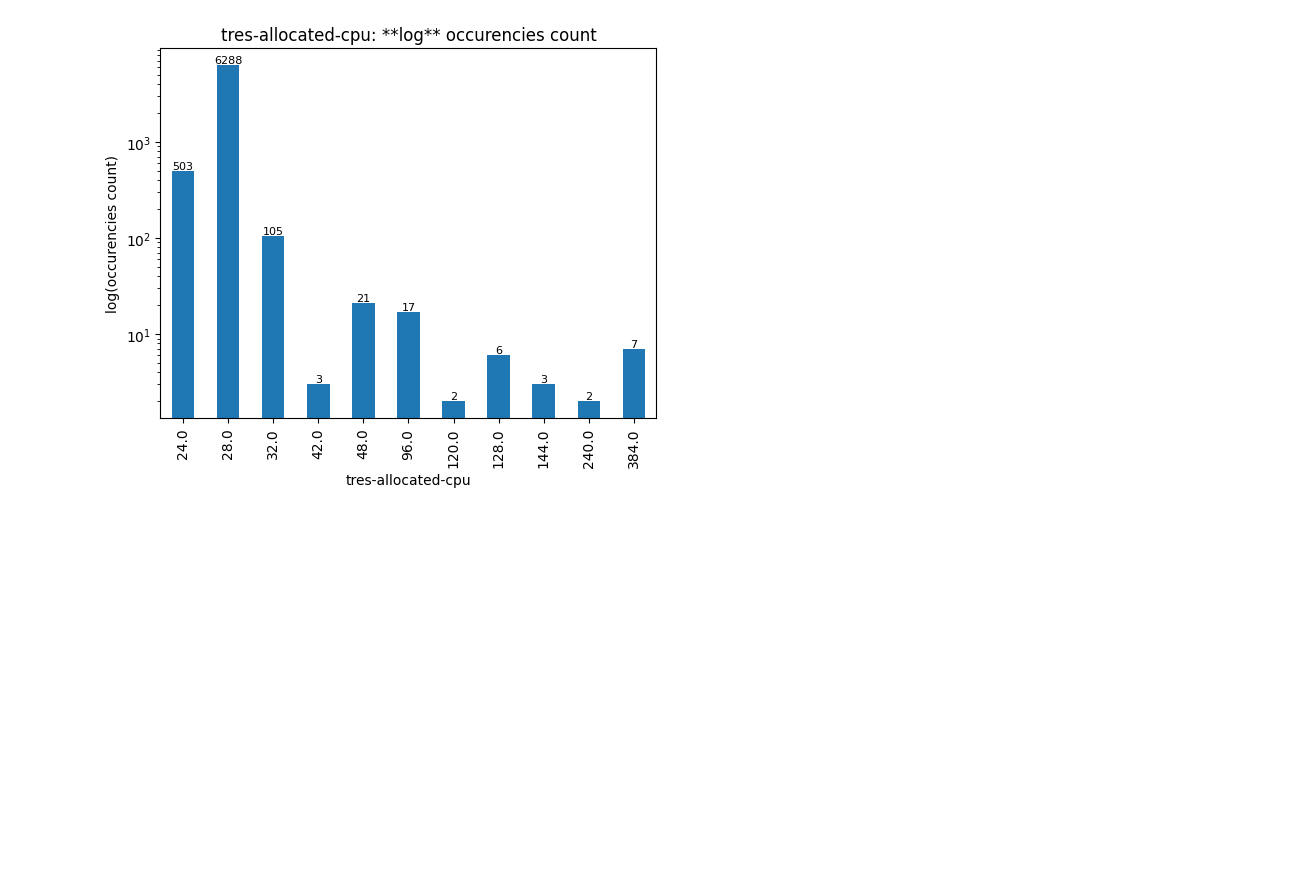
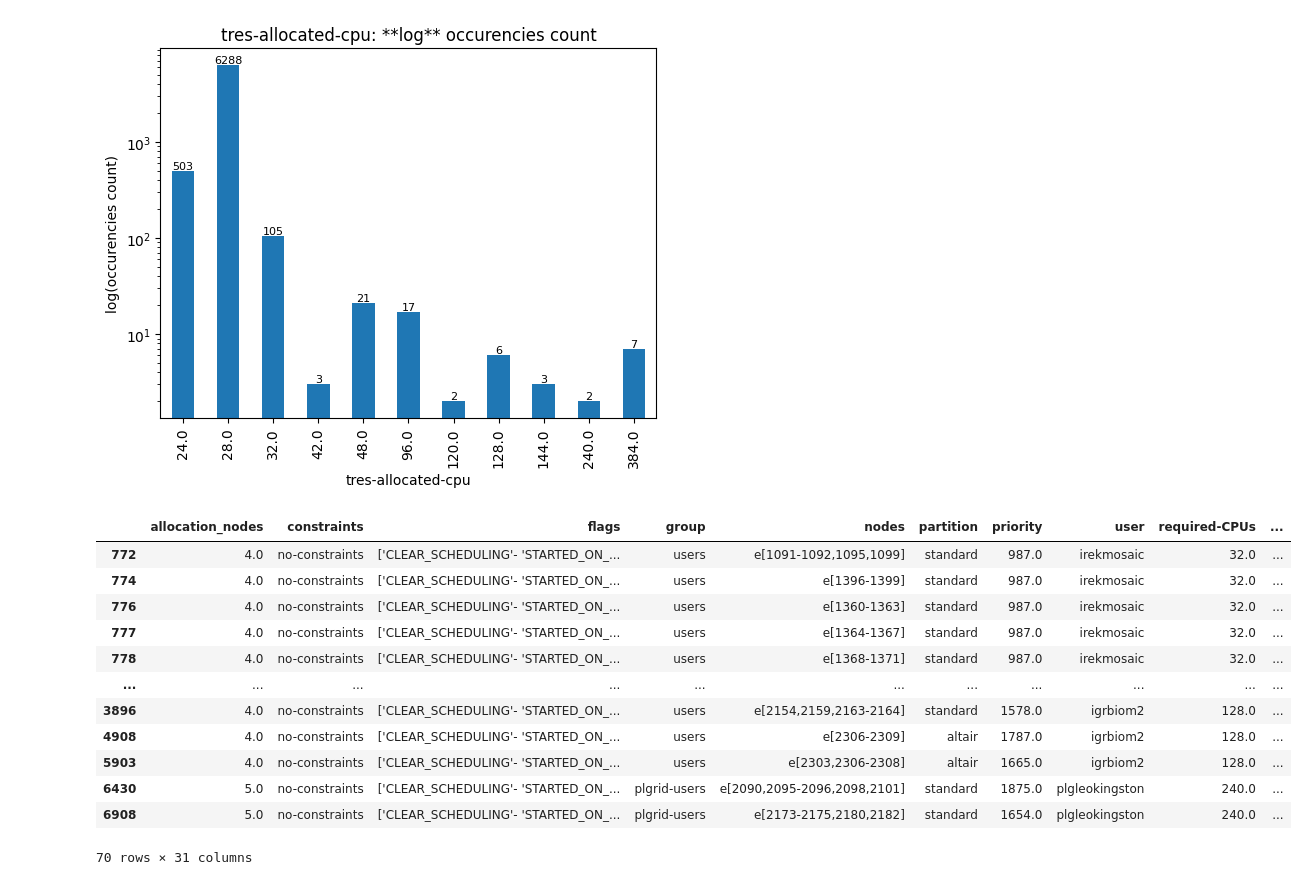
Before and after one commit to admire-eurohpc/AnomalyDetection, a Jupyter notebook: notebooks/outlier_analysis.ipynb, the cells around one changed output. Drawn from its saved outputs; the diff is of its cells as text; code cells hidden in the pictures; blank space fills up the shorter version.

```diff
--- a/notebooks/outlier_analysis.ipynb
+++ b/notebooks/outlier_analysis.ipynb
@@ -130,3 +131,20 @@ for i, v in enumerate(counts):
 #     plt.axhline(y=10**i, color='gray', linestyle='-', linewidth=0.5)
 # %% [output]
 [figure]
+# %%
+outliers_full = df_raw.iloc[outliers.index]
+outliers_full
+# %% [output]
+|  | allocation_nodes | constraints | flags | group | nodes | partition | priority | user | required-CPUs | ... |
+| 772 | 4.0 | no-constraints | ['CLEAR_SCHEDULING'- 'STARTED_ON_... | users | e[1091-1092,1095,1099] | standard | 987.0 | irekmosaic | 32.0 | ... |
+| 774 | 4.0 | no-constraints | ['CLEAR_SCHEDULING'- 'STARTED_ON_... | users | e[1396-1399] | standard | 987.0 | irekmosaic | 32.0 | ... |
+| 776 | 4.0 | no-constraints | ['CLEAR_SCHEDULING'- 'STARTED_ON_... | users | e[1360-1363] | standard | 987.0 | irekmosaic | 32.0 | ... |
+| 777 | 4.0 | no-constraints | ['CLEAR_SCHEDULING'- 'STARTED_ON_... | users | e[1364-1367] | standard | 987.0 | irekmosaic | 32.0 | ... |
+| 778 | 4.0 | no-constraints | ['CLEAR_SCHEDULING'- 'STARTED_ON_... | users | e[1368-1371] | standard | 987.0 | irekmosaic | 32.0 | ... |
+| ... | ... | ... | ... | ... | ... | ... | ... | ... | ... | ... |
+| 3896 | 4.0 | no-constraints | ['CLEAR_SCHEDULING'- 'STARTED_ON_... | users | e[2154,2159,2163-2164] | standard | 1578.0 | igrbiom2 | 128.0 | ... |
+| 4908 | 4.0 | no-constraints | ['CLEAR_SCHEDULING'- 'STARTED_ON_... | users | e[2306-2309] | altair | 1787.0 | igrbiom2 | 128.0 | ... |
+| 5903 | 4.0 | no-constraints | ['CLEAR_SCHEDULING'- 'STARTED_ON_... | users | e[2303,2306-2308] | altair | 1665.0 | igrbiom2 | 128.0 | ... |
+| 6430 | 5.0 | no-constraints | ['CLEAR_SCHEDULING'- 'STARTED_ON_... | plgrid-users | e[2090,2095-2096,2098,2101] | standard | 1875.0 | plgleokingston | 240.0 | ... |
+| 6908 | 5.0 | no-constraints | ['CLEAR_SCHEDULING'- 'STARTED_ON_... | plgrid-users | e[2173-2175,2180,2182] | standard | 1654.0 | plgleokingston | 240.0 | ... |
+70 rows × 31 columns
```
Also changed, not shown: parts of 4 cells of this notebook, 1 other file.
